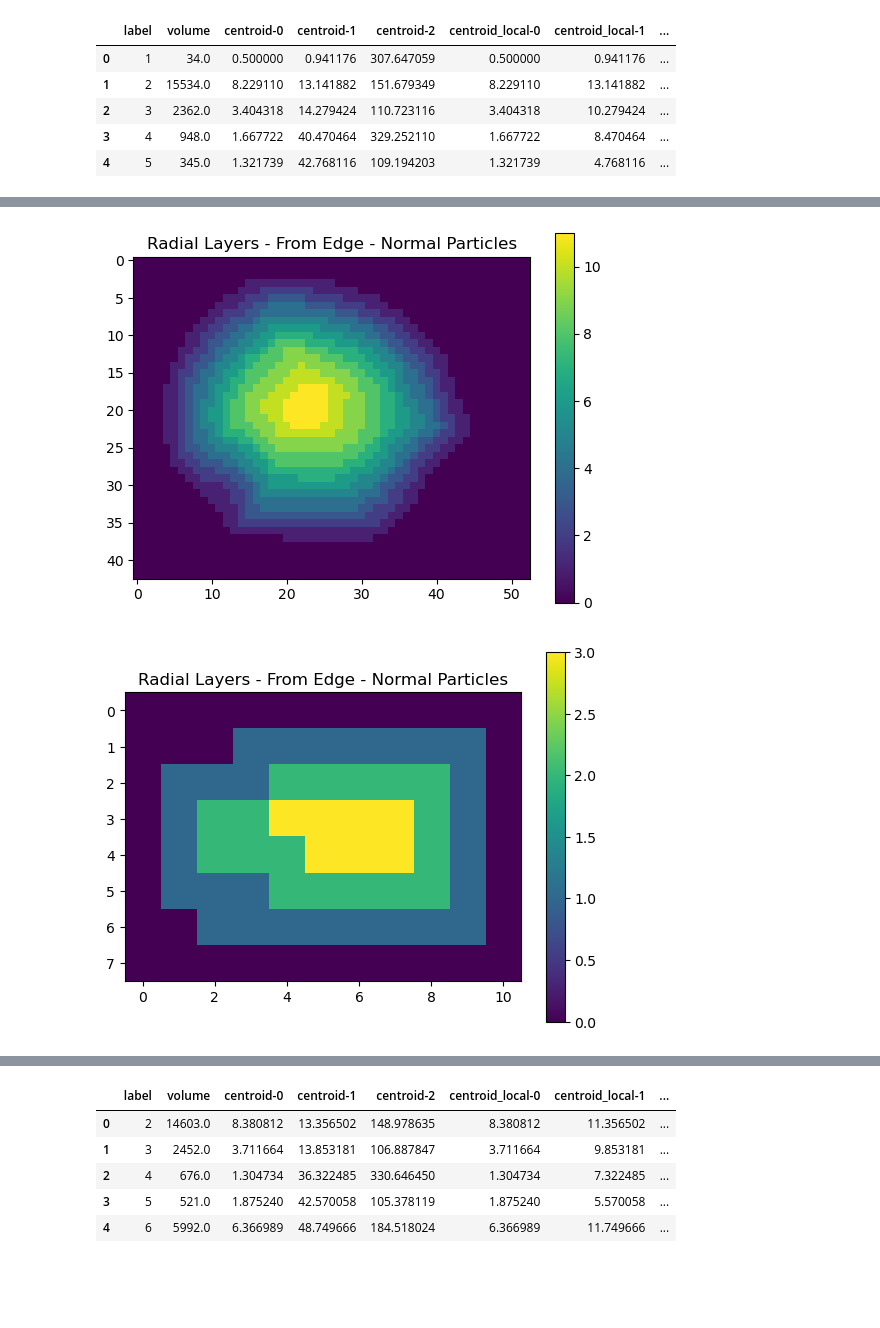
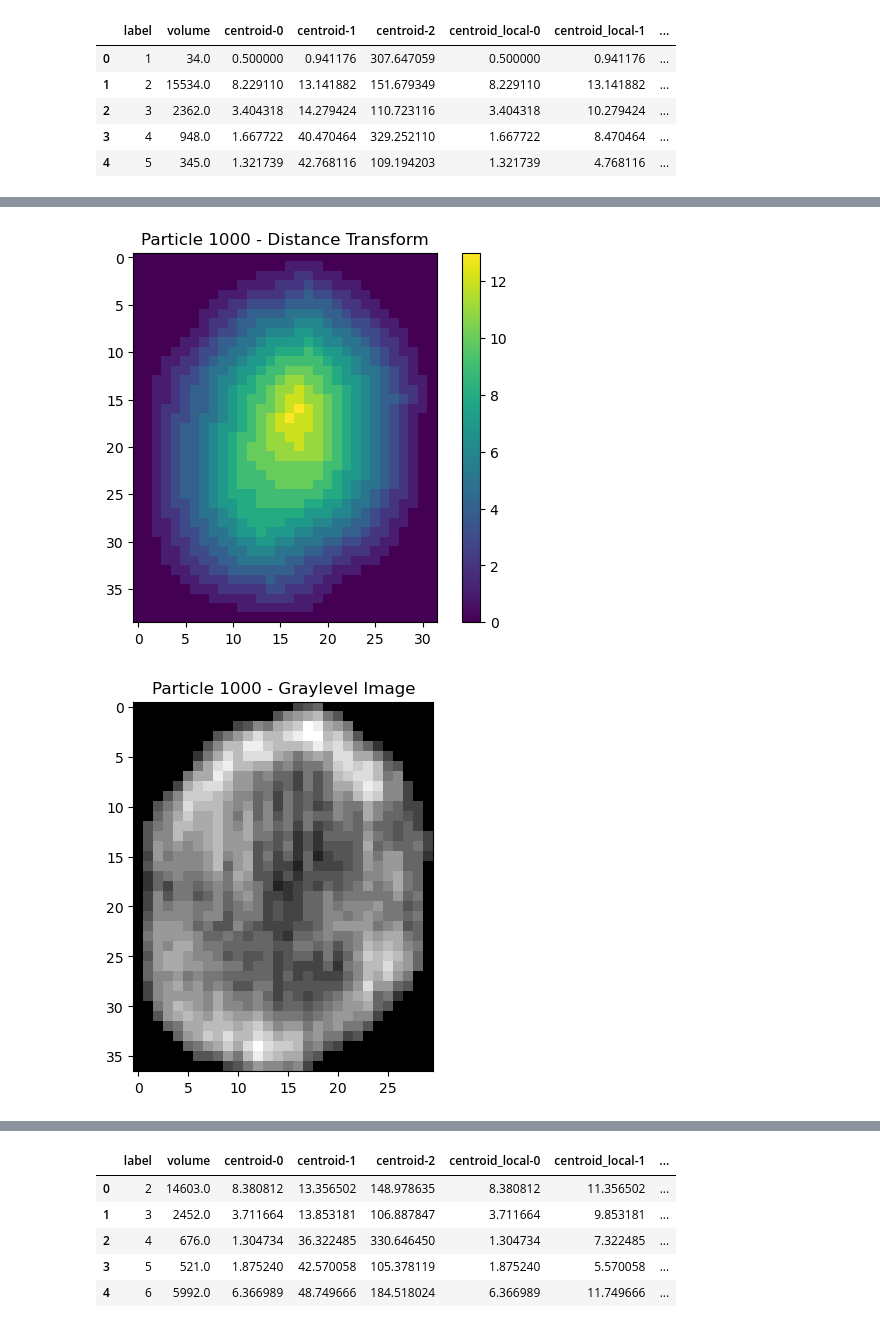
Before and after one commit to MaPhewJ/EIL_image_processing, a Jupyter notebook: GRAPES_example.ipynb, the cells around one changed output, grey strips where cells are left out. Cells and saved outputs as stored; diff of their text form; code cells hidden in the pictures; blank space fills up the shorter version.

```diff
--- a/GRAPES_example.ipynb
+++ b/GRAPES_example.ipynb
@@ -212,18 +248,8 @@ plt.show()
-# %%
-# choose a random particle
-particle = grapes_analysis_1[grapes_analysis_1['label'] == 30].reset_index()
-plt.imshow(particle['GRAPES_distance_transform'][0][11], cmap = 'viridis')
-plt.title('Radial Layers - From Edge - Normal Particles')
-color_bar = plt.colorbar()
-plt.show()
-# %% [output]
-[figure, removed]
-# %%
-# choose a random particle
-particle = grapes_analysis_1[grapes_analysis_1['label'] == 420].reset_index()
-plt.imshow(particle['GRAPES_distance_transform'][0][4], cmap = 'viridis')
-plt.title('Radial Layers - From Edge - Normal Particles')
-color_bar = plt.colorbar()
-plt.show()
-# %% [output]
-[figure, removed]
+# %%
+p1 = grapes.plot_edt_im(grapes_analysis_1, 1000)
+p2 = grapes.plot_graylevel_im(grapes_analysis_1, 1000)
+p3 = grapes.plot_GRAPES(grapes_analysis_1, 1000)
+plt.show()
+# %% [output]
+[figure, added]
+[figure, added]
```
Also changed, not shown: parts of 13 cells of this notebook.
